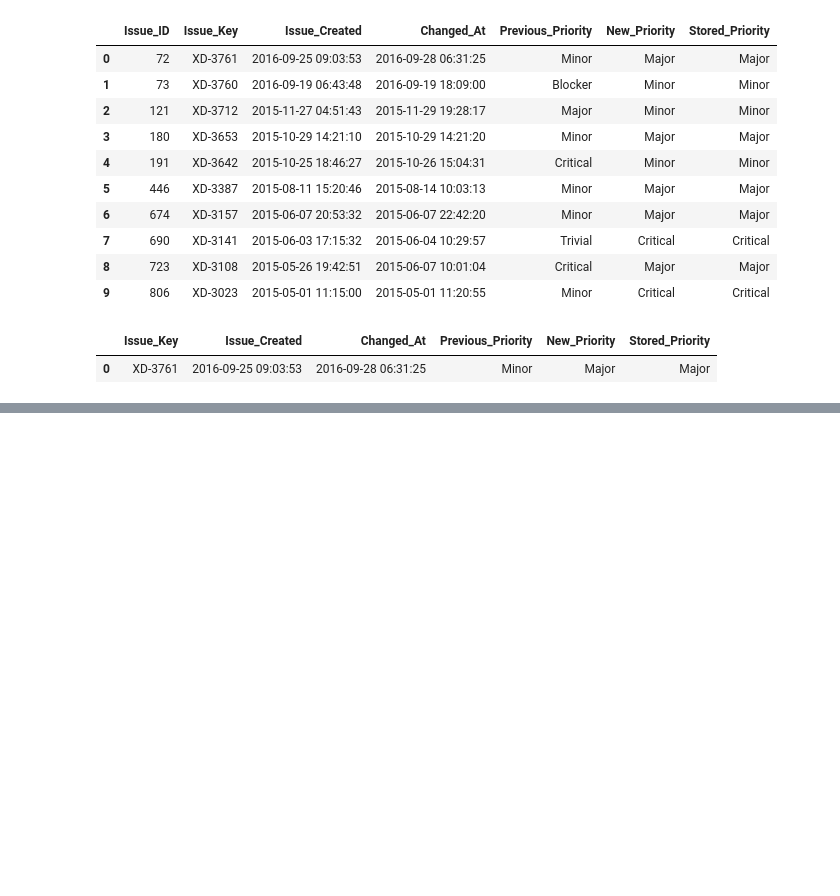
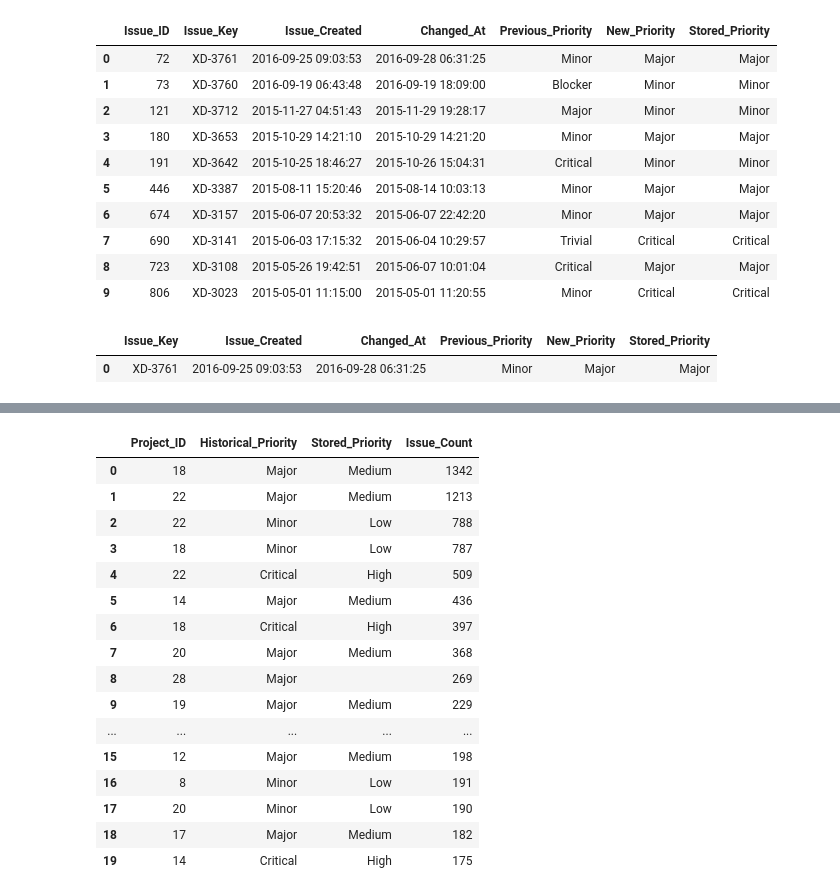
Before and after one commit to numrahzafar30-spec/tawos-cross-project-prediction, a Jupyter notebook: notebooks/01_TAWOS_Data_Exploration.ipynb, the cells around one changed output, grey strips where cells are left out. Cells and saved outputs as stored; diff of their text form; code cells hidden in the pictures; blank space fills up the shorter version.

```diff
--- a/notebooks/01_TAWOS_Data_Exploration.ipynb
+++ b/notebooks/01_TAWOS_Data_Exploration.ipynb
@@ -433,0 +1155,70 @@ display(priority_history)
+# %%
+from sqlalchemy import text
+import pandas as pd
+
+query = text("""
+    WITH latest_changes AS (
+        SELECT
+            i.Project_ID,
+            c.Issue_ID,
+            c.To_String,
+            i.Priority AS Stored_Priority,
+
+            ROW_NUMBER() OVER (
+                PARTITION BY c.Issue_ID
+                ORDER BY c.Creation_Date DESC, c.ID DESC
+            ) AS rn
+
+        FROM `Change_Log` c
+        JOIN `Issue` i
+            ON c.Issue_ID = i.ID
+
+        WHERE c.Field = 'priority'
+    )
+
+    SELECT
+        Project_ID,
+        To_String AS Historical_Priority,
+        Stored_Priority,
+        COUNT(*) AS Issue_Count
+
+    FROM latest_changes
+
+    WHERE rn = 1
+      AND NULLIF(TRIM(To_String), '') IS NOT NULL
+      AND NOT (
+          NULLIF(TRIM(To_String), '')
+          <=>
+          NULLIF(TRIM(Stored_Priority), '')
+      )
+
+    GROUP BY
+        Project_ID,
+        To_String,
+        Stored_Priority
+
+    ORDER BY Issue_Count DESC
+    LIMIT 20
+""")
+
+priority_mappings = pd.read_sql(query, engine)
+
+display(priority_mappings)
+# %% [output]
+|  | Project_ID | Historical_Priority | Stored_Priority | Issue_Count |
+| 0 | 18 | Major | Medium | 1342 |
+| 1 | 22 | Major | Medium | 1213 |
+| 2 | 22 | Minor | Low | 788 |
+| 3 | 18 | Minor | Low | 787 |
+| 4 | 22 | Critical | High | 509 |
+| 5 | 14 | Major | Medium | 436 |
+| 6 | 18 | Critical | High | 397 |
+| 7 | 20 | Major | Medium | 368 |
+| 8 | 28 | Major |  | 269 |
+| 9 | 19 | Major | Medium | 229 |
+| ... | ... | ... | ... | ... |
+| 15 | 12 | Major | Medium | 198 |
+| 16 | 8 | Minor | Low | 191 |
+| 17 | 20 | Minor | Low | 190 |
+| 18 | 17 | Major | Medium | 182 |
+| 19 | 14 | Critical | High | 175 |
```
Also changed, not shown: parts of 18 cells of this notebook.
